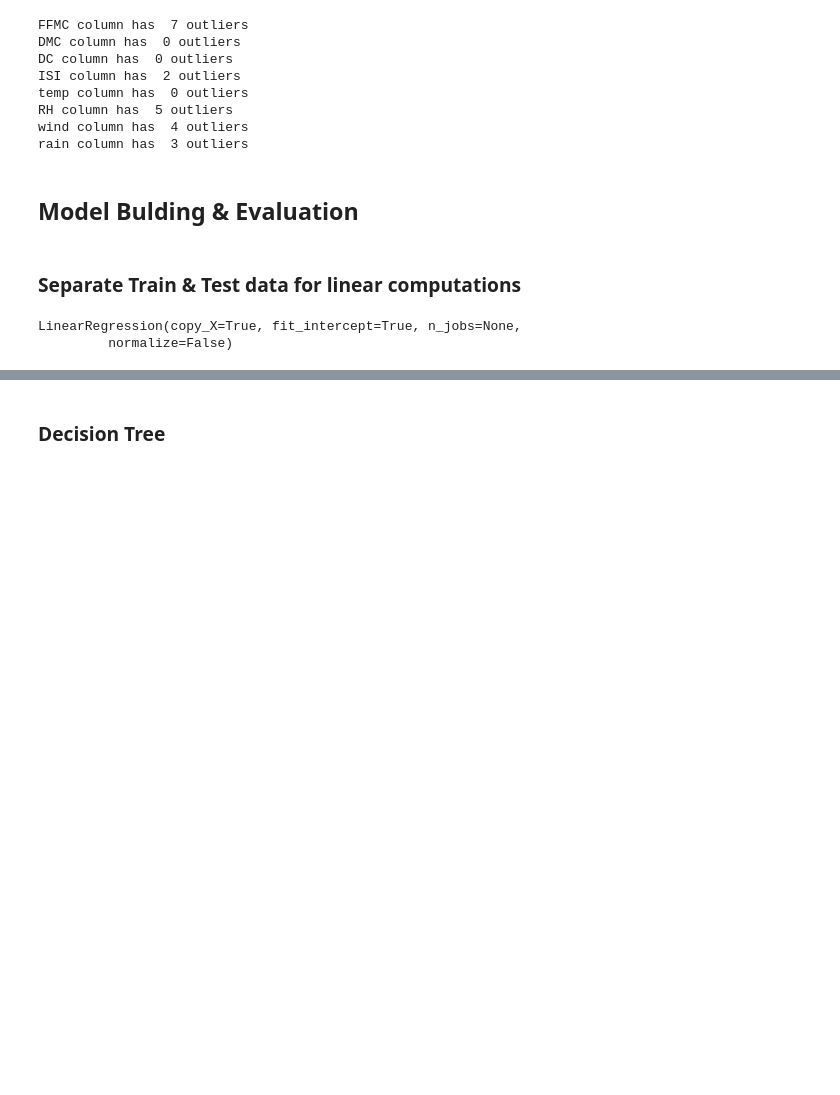
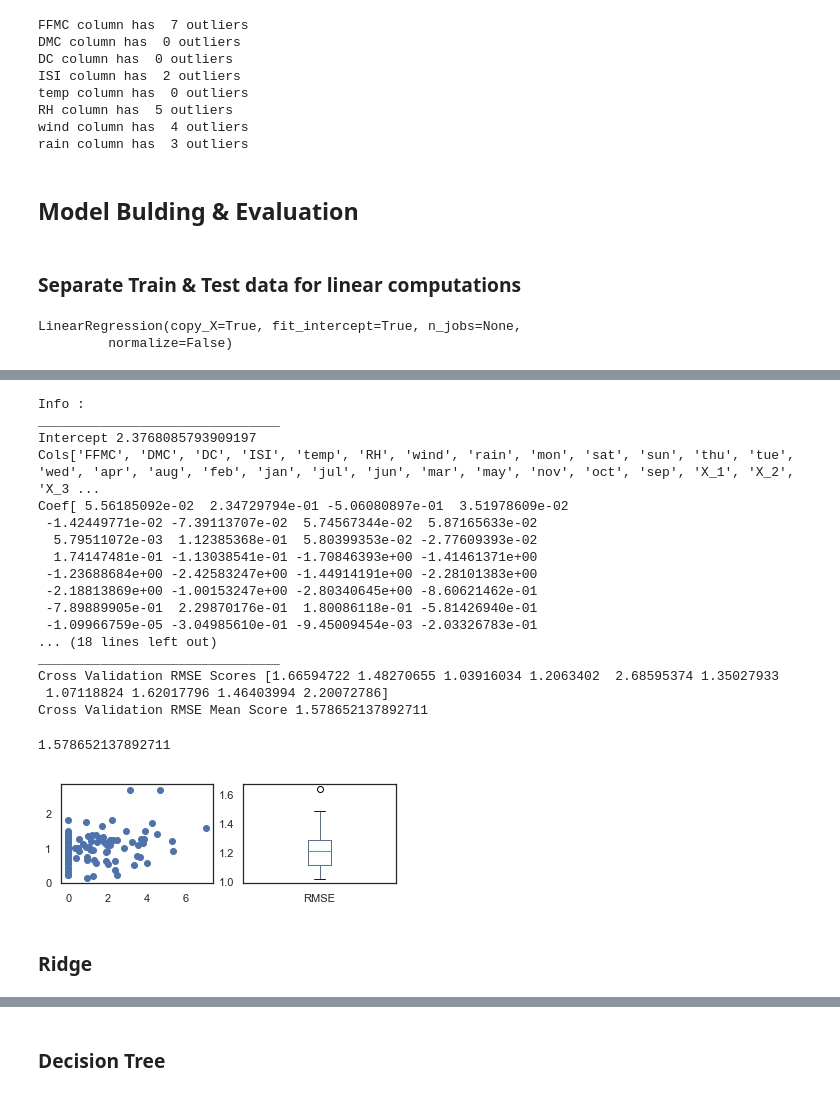
Before and after one commit to balag752/Machine-Learning-1, a Jupyter notebook: ML Project/Fire prediction.ipynb, the cells around one changed output, grey strips where cells are left out. Cells and saved outputs as stored; diff of their text form; code cells hidden in the pictures; blank space fills up the shorter version.

```diff
--- a/ML Project/Fire prediction.ipynb
+++ b/ML Project/Fire prediction.ipynb
@@ -326,0 +403,26 @@ Cross Validation RMSE Score [1.27008451 1.25182691 1.0494466  1.11351241 2.55691
+# %%
+LS_cus = linear_model.Lasso(alpha=0.00000001)
+LS_cus.fit(X_train, y_train)
+Validations(LS_cus,Encod_ncols,Standarized_Data, X_train, X_test, y_train, y_test,1 )
+# %% [output]
+Info :
+_______________________________
+Intercept 2.3768085793909197
+Cols['FFMC', 'DMC', 'DC', 'ISI', 'temp', 'RH', 'wind', 'rain', 'mon', 'sat', 'sun', 'thu', 'tue', 'wed', 'apr', 'aug', 'feb', 'jan', 'jul', 'jun', 'mar', 'may', 'nov', 'oct', 'sep', 'X_1', 'X_2', 'X_3 ...
+Coef[ 5.56185092e-02  2.34729794e-01 -5.06080897e-01  3.51978609e-02
+ -1.42449771e-02 -7.39113707e-02  5.74567344e-02  5.87165633e-02
+  5.79511072e-03  1.12385368e-01  5.80399353e-02 -2.77609393e-02
+  1.74147481e-01 -1.13038541e-01 -1.70846393e+00 -1.41461371e+00
+ -1.23688684e+00 -2.42583247e+00 -1.44914191e+00 -2.28101383e+00
+ -2.18813869e+00 -1.00153247e+00 -2.80340645e+00 -8.60621462e-01
+ -7.89889905e-01  2.29870176e-01  1.80086118e-01 -5.81426940e-01
+ -1.09966759e-05 -3.04985610e-01 -9.45009454e-03 -2.03326783e-01
+... (18 lines left out)
+_______________________________
+Cross Validation RMSE Scores [1.66594722 1.48270655 1.03916034 1.2063402  2.68595374 1.35027933
+ 1.07118824 1.62017796 1.46403994 2.20072786]
+Cross Validation RMSE Mean Score 1.578652137892711
+1.578652137892711
+[figure, added]
+# %% [markdown]
+### Ridge
```
Also changed, not shown: parts of 22 cells of this notebook.
